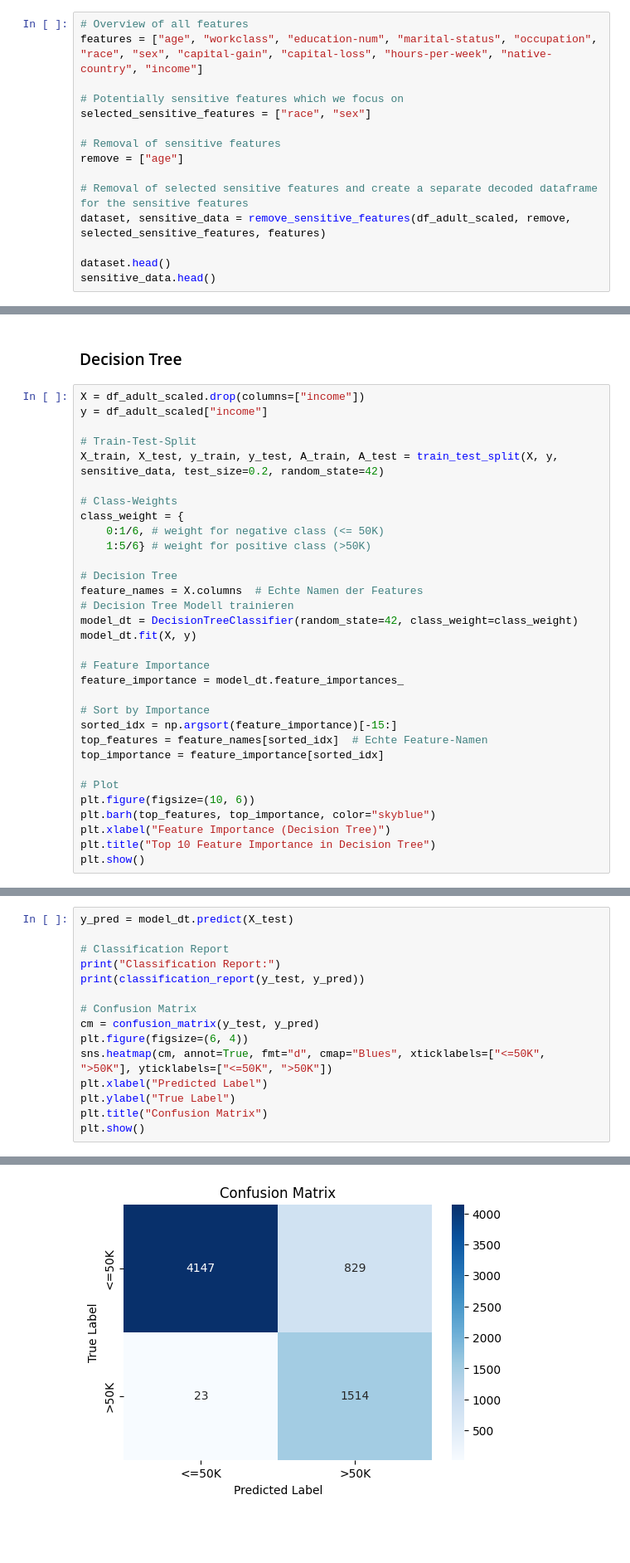
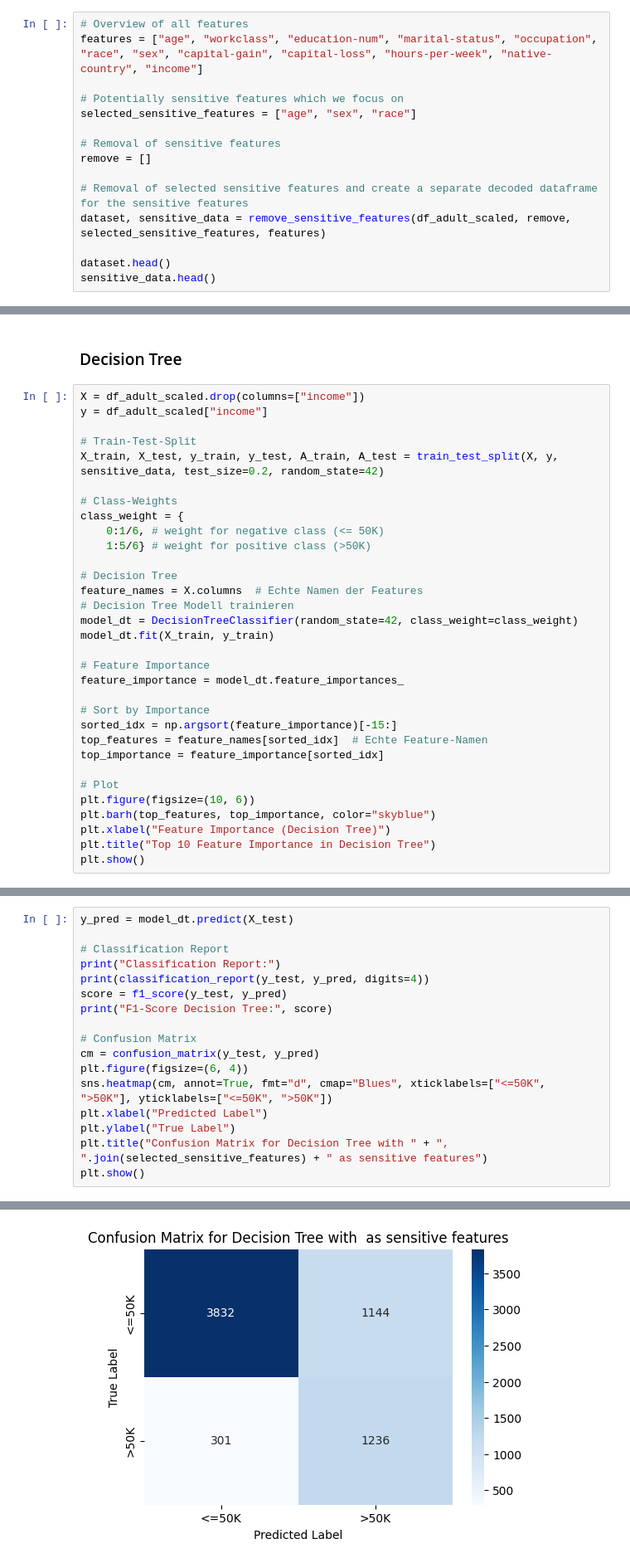
Before and after one commit to EmmanuelGyauAmoakoh/DataScienceProjectITCS227, a Jupyter notebook: FairCreditApprovalPrediction.ipynb, the cells around one changed output, grey strips where cells are left out. Shown at 83% size. Saved outputs shown, nothing was run; the diff lists cells and outputs as text; blank space fills up the shorter version.

```diff
--- a/FairCreditApprovalPrediction.ipynb
+++ b/FairCreditApprovalPrediction.ipynb
@@ -365,10 +366,10 @@ See the caveats in the documentation: https://pandas.pydata.org/pandas-docs/stab
 features = ["age", "workclass", "education-num", "marital-status", "occupation", "race", "sex", "capital-gain", "capital-loss", "hours-per-week", "native-country", "income"]
 
 # Potentially sensitive features which we focus on
-selected_sensitive_features = ["race", "sex"]
+selected_sensitive_features = ["age", "sex", "race"]
 
 # Removal of sensitive features
-remove = ["age"]
+remove = []
 
 # Removal of selected sensitive features and create a separate decoded dataframe for the sensitive features
 dataset, sensitive_data = remove_sensitive_features(df_adult_scaled, remove, selected_sensitive_features, features)
@@ -402,7 +403,7 @@ class_weight = {
 feature_names = X.columns  # Echte Namen der Features
 # Decision Tree Modell trainieren
 model_dt = DecisionTreeClassifier(random_state=42, class_weight=class_weight)
-model_dt.fit(X, y)
+model_dt.fit(X_train, y_train)
 
 # Feature Importance
 feature_importance = model_dt.feature_importances_
@@ -425,7 +426,9 @@ y_pred = model_dt.predict(X_test)
 
 # Classification Report
 print("Classification Report:")
-print(classification_report(y_test, y_pred))
+print(classification_report(y_test, y_pred, digits=4))
+score = f1_score(y_test, y_pred)
+print("F1-Score Decision Tree:", score)
 
 # Confusion Matrix
 cm = confusion_matrix(y_test, y_pred)
@@ -433,7 +436,7 @@ plt.figure(figsize=(6, 4))
 sns.heatmap(cm, annot=True, fmt="d", cmap="Blues", xticklabels=["<=50K", ">50K"], yticklabels=["<=50K", ">50K"])
 plt.xlabel("Predicted Label")
 plt.ylabel("True Label")
-plt.title("Confusion Matrix")
+plt.title("Confusion Matrix for Decision Tree with " + ", ".join(selected_sensitive_features) + " as sensitive features")
 plt.show()
 # %% [output]
 Classification Report:
@@ -448 +453 @@ weighted avg       0.91      0.87      0.88      6513
-[figure, old version]
+[figure, new version]
```
Also changed, not shown: parts of 8 cells of this notebook.
